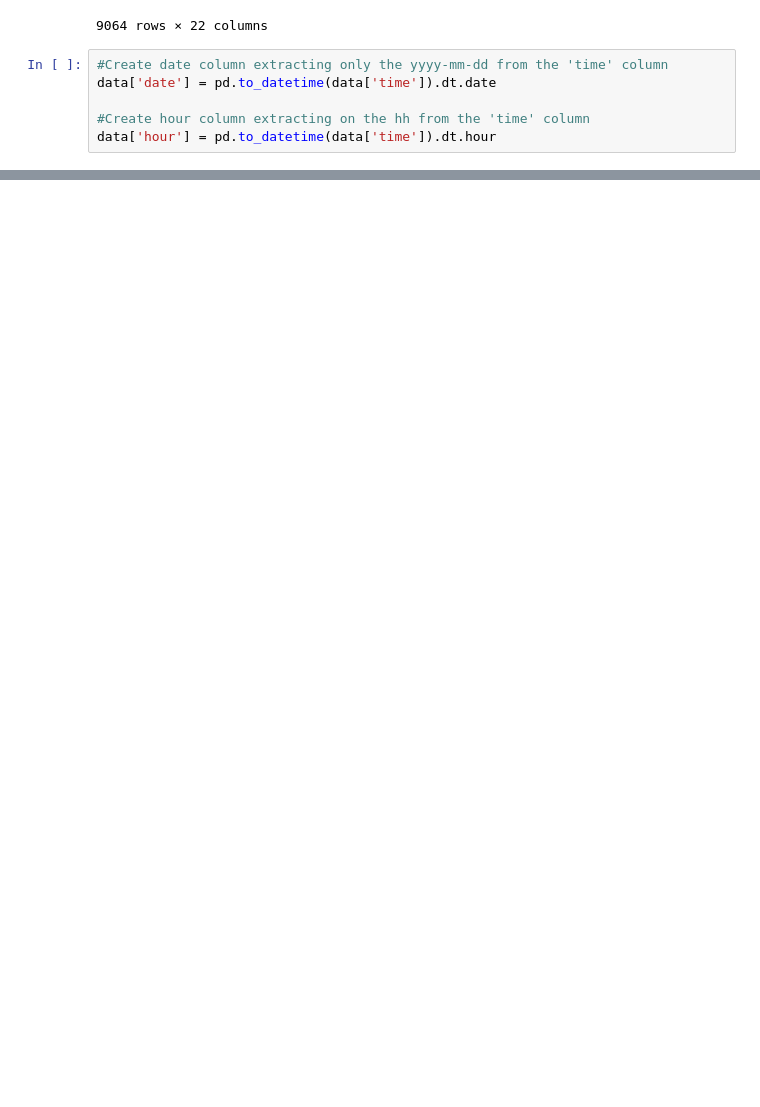
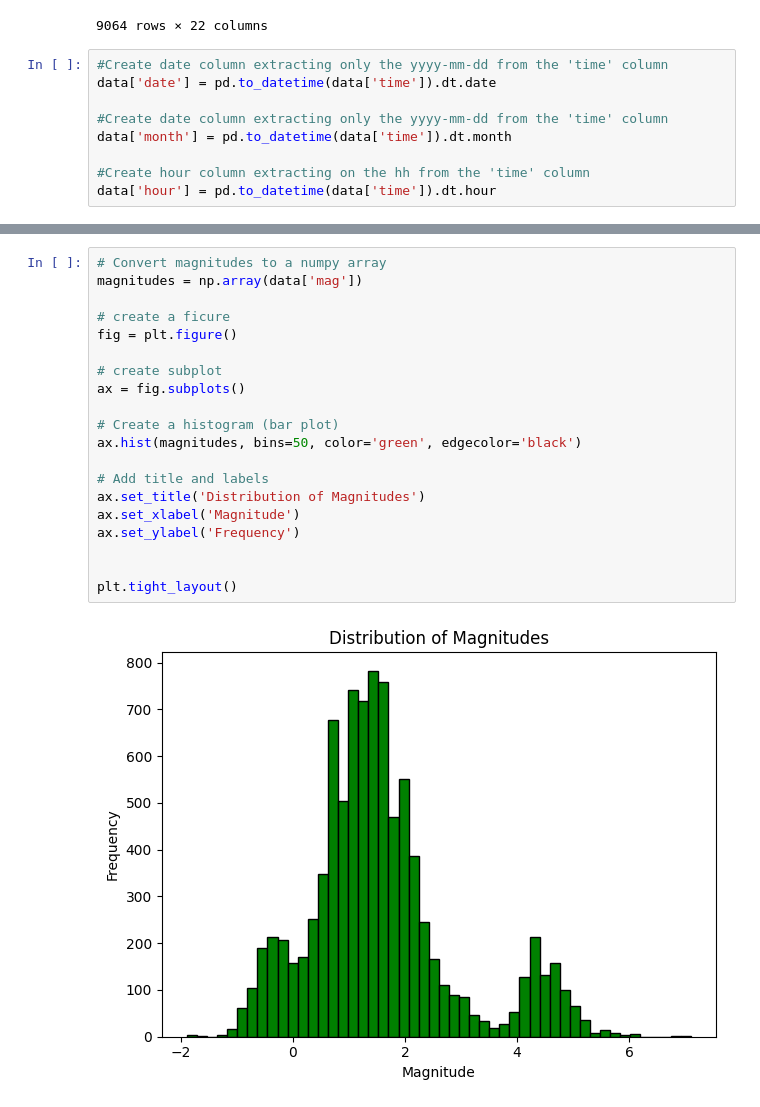
Before and after one commit to bytesbyt/ds_data_visualisation, a Jupyter notebook: earthquake.ipynb, the cells around one changed output, grey strips where cells are left out. Saved outputs shown, nothing was run; the diff lists cells and outputs as text; blank space fills up the shorter version.

```diff
--- a/earthquake.ipynb
+++ b/earthquake.ipynb
@@ -171,5 +171,8 @@ data
 #Create date column extracting only the yyyy-mm-dd from the 'time' column
 data['date'] = pd.to_datetime(data['time']).dt.date
 
+#Create date column extracting only the yyyy-mm-dd from the 'time' column
+data['month'] = pd.to_datetime(data['time']).dt.month
+
 #Create hour column extracting on the hh from the 'time' column
 data['hour'] = pd.to_datetime(data['time']).dt.hour
@@ -213,0 +264,22 @@ data
+# %%
+# Convert magnitudes to a numpy array
+magnitudes = np.array(data['mag'])
+
+# create a ficure
+fig = plt.figure()
+
+# create subplot
+ax = fig.subplots()
+
+# Create a histogram (bar plot)
+ax.hist(magnitudes, bins=50, color='green', edgecolor='black')
+
+# Add title and labels
+ax.set_title('Distribution of Magnitudes')
+ax.set_xlabel('Magnitude')
+ax.set_ylabel('Frequency')
+
+
+plt.tight_layout()
+# %% [output]
+[figure, added]
```
Also changed, not shown: parts of 10 cells of this notebook, 2 other files.
